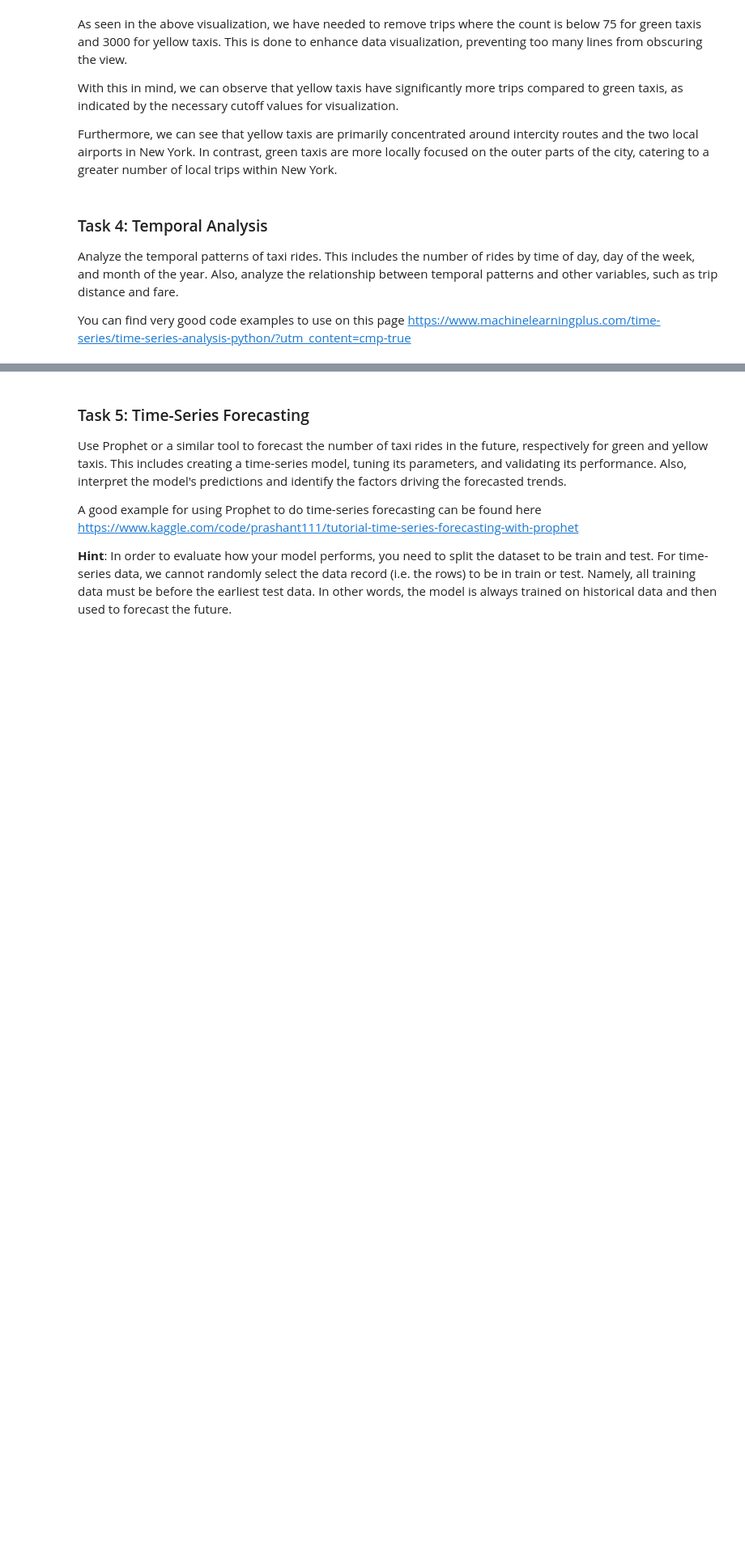
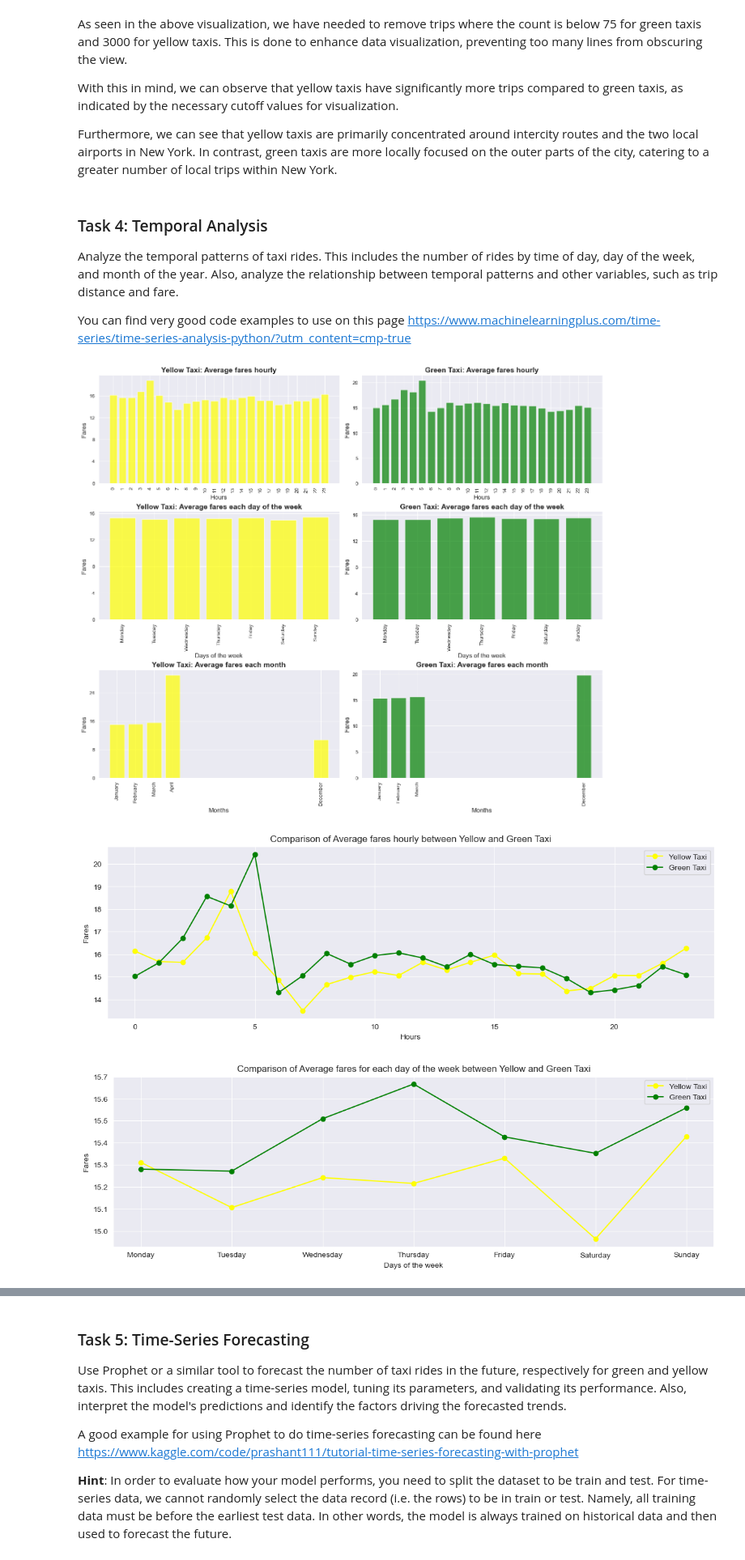
Before and after one commit to DenizIsikli/62444-DataVisualization-Analysis, a Jupyter notebook: 4_temporal_spatial_data_analysis.ipynb, the cells around one changed output, grey strips where cells are left out. Shown at 81% size. Cells and saved outputs as stored; diff of their text form; code cells hidden in the pictures; blank space fills up the shorter version.

```diff
--- a/4_temporal_spatial_data_analysis.ipynb
+++ b/4_temporal_spatial_data_analysis.ipynb
@@ -371,0 +219,68 @@ plt.show()
+# %%
+import pandas as pd
+import matplotlib.pyplot as plt
+from src.utils import *
+
+#Data Preparation
+day_names = ["Monday", "Tuesday", "Wednesday", "Thursday", "Friday", "Saturday", "Sunday"]
+month_names = {1: "January", 2: "February", 3: "March", 4: "April", 5: "May", 6: "June",
+               7: "July", 8: "August", 9: "September", 10: "October", 11: "November", 12: "December"}
+
+#Sample the data from the cleaned up data in task 2
+df_yellow_clean_sample = prepare_data(df_yellow_clean_t2, "tpep_pickup_datetime", day_names, month_names)
+df_green_clean_sample = prepare_data(df_green_clean_t2, "lpep_pickup_datetime", day_names, month_names)
+
+#Group and Aggregate Data for Counts
+yellow_hour_count = group_and_aggregate(df_yellow_clean_sample, "hour")
+green_hour_count = group_and_aggregate(df_green_clean_sample, "hour")
+yellow_day_count = group_and_aggregate(df_yellow_clean_sample, "day_name")
+green_day_count = group_and_aggregate(df_green_clean_sample, "day_name")
+yellow_month_count = group_and_aggregate(df_yellow_clean_sample, "month")
+green_month_count = group_and_aggregate(df_green_clean_sample, "month")
+
+#Group and Aggregate Data for Means
+yellow_hour_trip_dist_mean = group_and_aggregate(df_yellow_clean_sample, "hour", "trip_distance", 'mean')
+green_hour_trip_dist_mean = group_and_aggregate(df_green_clean_sample, "hour", "trip_distance", 'mean')
+yellow_day_trip_dist_mean = group_and_aggregate(df_yellow_clean_sample, "day_name", "trip_distance", 'mean')
+green_day_trip_dist_mean = group_and_aggregate(df_green_clean_sample, "day_name", "trip_distance", 'mean')
+yellow_month_trip_dist_mean = group_and_aggregate(df_yellow_clean_sample, "month", "trip_distance", 'mean')
+green_month_trip_dist_mean = group_and_aggregate(df_green_clean_sample, "month", "trip_distance", 'mean')
+yellow_hour_fares_mean = group_and_aggregate(df_yellow_clean_sample, "hour", "fare_amount", 'mean')
+green_hour_fares_mean = group_and_aggregate(df_green_clean_sample, "hour", "fare_amount", 'mean')
+yellow_day_fares_mean = group_and_aggregate(df_yellow_clean_sample, "day_name", "fare_amount", 'mean')
+green_day_fares_mean = group_and_aggregate(df_green_clean_sample, "day_name", "fare_amount", 'mean')
+yellow_month_fares_mean = group_and_aggregate(df_yellow_clean_sample, "month", "fare_amount", 'mean')
+green_month_fares_mean = group_and_aggregate(df_green_clean_sample, "month", "fare_amount", 'mean')
+
+#Now we can insert the data in the plot like in the previous part of the task, now we put in our data for fares.
+#Put the plots side by side in columns.
+fig, axes = plt.subplots(nrows=3, ncols=2, figsize=(14, 12), layout="constrained")
+
+#Bar plot for the hourly splits for both yellow and green taxis
+plot_histogram_2_values(axes[0, 0], yellow_hour_fares_mean["hour"], yellow_hour_fares_mean["fare_amount_mean"], "yellow", "Yellow Taxi: Average fares hourly", "Hours", "Fares")
+plot_histogram_2_values(axes[0, 1], green_hour_fares_mean["hour"], green_hour_fares_mean["fare_amount_mean"], "green", "Green Taxi: Average fares hourly", "Hours", "Fares")
+
+#Bar plot for the daily splits for both yellow and green taxis
+plot_histogram_2_values(axes[1, 0], yellow_day_fares_mean["day_name"], yellow_day_fares_mean["fare_amount_mean"], "yellow", "Yellow Taxi: Average fares each day of the week", "Days of the week", "Fares")
+plot_histogram_2_values(axes[1, 1], green_day_fares_mean["day_name"], green_day_fares_mean["fare_amount_mean"], "green", "Green Taxi: Average fares each day of the week", "Days of the week", "Fares")
+#Bar plot for the monthly splits for both yellow and green taxis
+plot_histogram_2_values(axes[2, 0], yellow_month_fares_mean["month"], yellow_month_fares_mean["fare_amount_mean"], "yellow", "Yellow Taxi: Average fares each month", "Months", "Fares", month_names)
+plot_histogram_2_values(axes[2, 1], green_month_fares_mean["month"], green_month_fares_mean["fare_amount_mean"], "green", "Green Taxi: Average fares each month", "Months", "Fares", month_names)
+
+#Now to compare the two results in a better way by comparing them in one plot.
+#Create a line plot based on two different value inputs.
+#Create a line plot for trip distance per hour for both the yellow and green taxi.
+plot_line_comparison(yellow_hour_fares_mean["hour"], yellow_hour_fares_mean["fare_amount_mean"], green_hour_fares_mean["hour"], green_hour_fares_mean["fare_amount_mean"], "Hours", "Fares", "Comparison of Average fares hourly between Yellow and Green Taxi")
+
+#Create a line plot for trip distance for each day of the week for both the yellow and green taxi.
+plot_line_comparison(yellow_day_fares_mean["day_name"], yellow_day_fares_mean["fare_amount_mean"], green_day_fares_mean["day_name"], green_day_fares_mean["fare_amount_mean"], "Days of the week", "Fares", "Comparison of Average fares for each day of the week between Yellow and Green Taxi")
+
+#Create a line plot for trip distance for each month for both the yellow and green taxi.
+plot_line_comparison(yellow_month_fares_mean["month"], yellow_month_fares_mean["fare_amount_mean"], green_month_fares_mean["month"], green_month_fares_mean["fare_amount_mean"], "Months", "Fares", "Comparison of Average fares for each month between Yellow and Green Taxi", month_names)
+
+#Show the plot
+plt.show()
+# %% [output]
+[figure, added]
+[figure, added]
+[figure, added]
```
Also changed, not shown: parts of 9 cells of this notebook, 2 other files.
